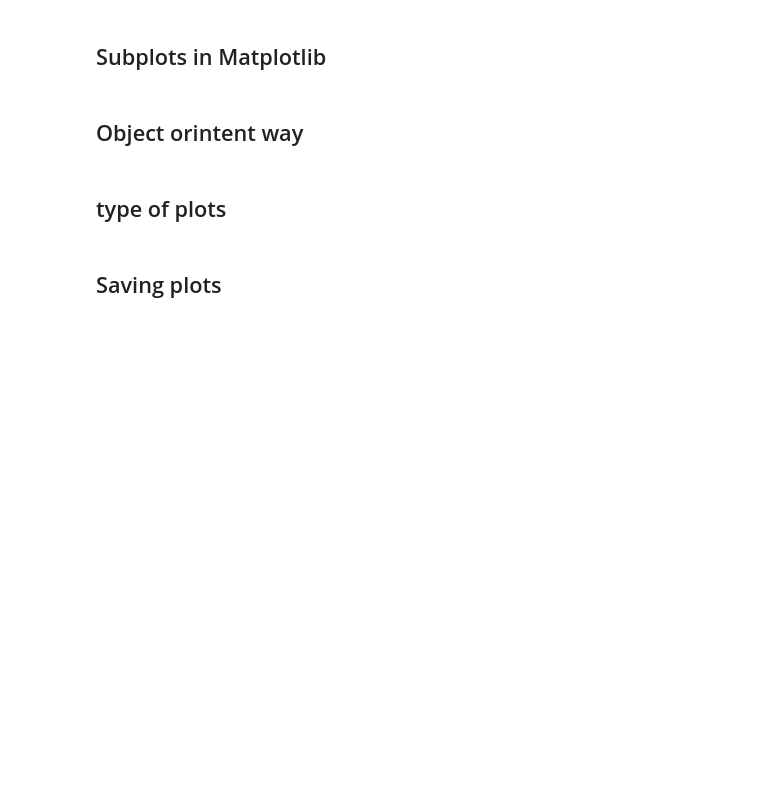
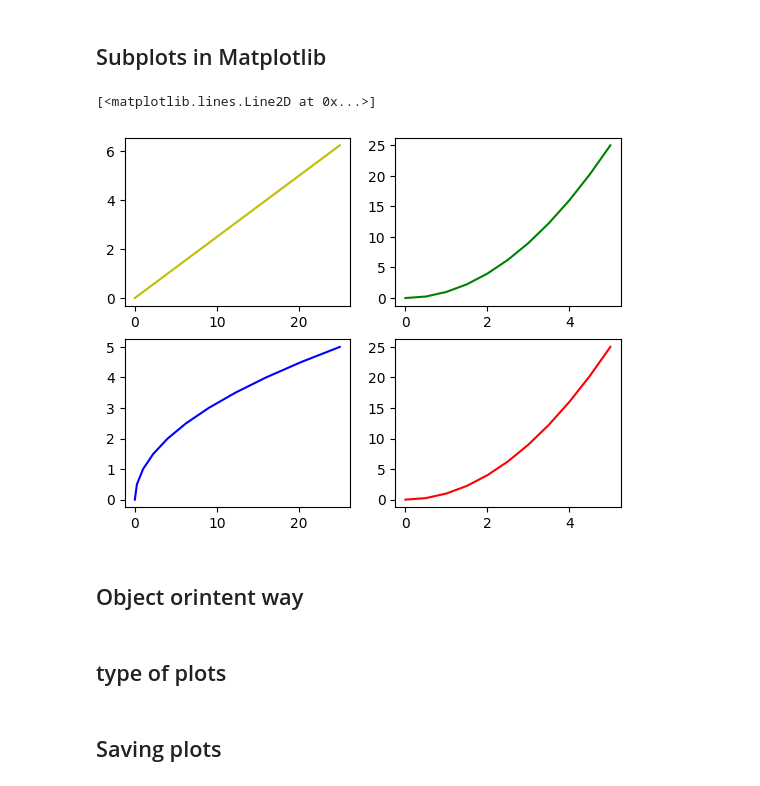
Before and after one commit to rafi1105/Machine_Learning_colab, a Jupyter notebook: Data Visualization/Matplotlib.ipynb, the cells around one changed output. Drawn from its saved outputs; the diff is of its cells as text; code cells hidden in the pictures; blank space fills up the shorter version.

```diff
--- a/Data Visualization/Matplotlib.ipynb
+++ b/Data Visualization/Matplotlib.ipynb
@@ -13,5 +27,17 @@ import matplotlib.pyplot as plt
 # %% [markdown]
 ## Subplots in Matplotlib
+# %%
+plt.subplot(2,2,1) #num_row,num_col,select num of row and col # make matrix
+plt.plot(x**2,y/4,'y')
+plt.subplot(2,2,4)
+plt.plot(x,y,'r') # 'color'
+plt.subplot(2,2,3)
+plt.plot(y,x,'b')
+plt.subplot(2,2,2)
+plt.plot(x,y,'g')
+# %% [output]
+[<matplotlib.lines.Line2D at 0x...>]
+[figure, added]
 # %% [markdown]
 ## Object orintent way
 # %% [markdown]
```
Also changed, not shown: parts of 5 cells of this notebook.
